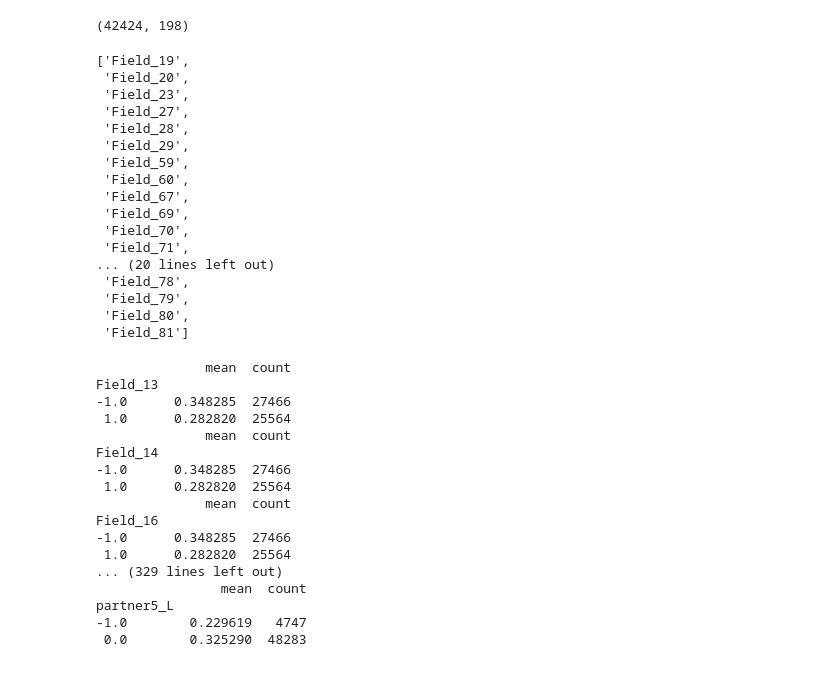
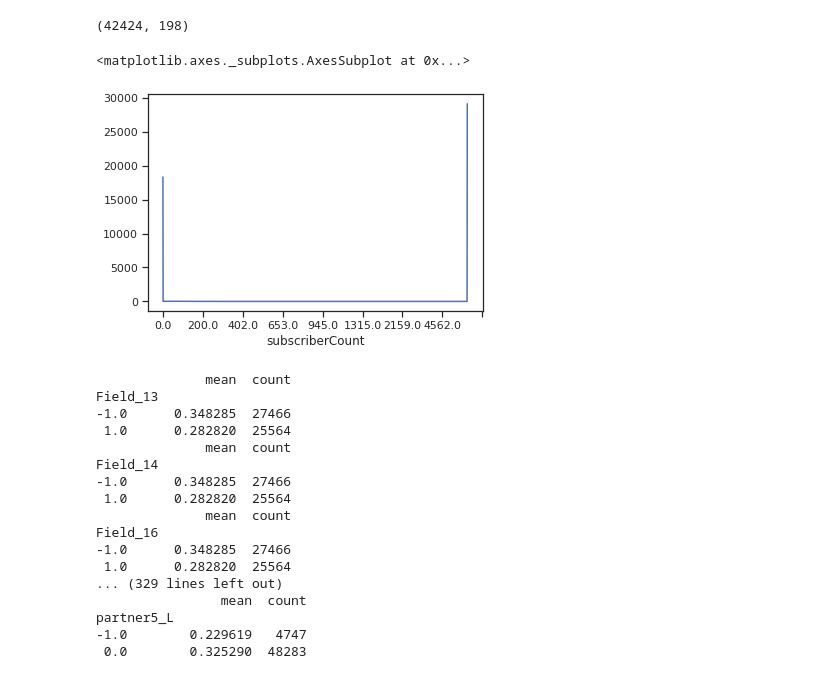
Before and after one commit to quanvu0996/compet, a Jupyter notebook: kalapa_4student_traditional_ML_ordinal_encoder.ipynb, the cells around one changed output. Cells and saved outputs as stored; diff of their text form; code cells hidden in the pictures.

```diff
--- a/kalapa_4student_traditional_ML_ordinal_encoder.ipynb
+++ b/kalapa_4student_traditional_ML_ordinal_encoder.ipynb
@@ -162,0 +161,3 @@ train_data[['homeTownState', 'area', 'population', 'pop_density']].describe()
+# %%
+train_data[[ 'area', 'population', 'pop_density']] = train_data[[ 'area', 'population', 'pop_density']].astype('float64')
+predict_data[[ 'area', 'population', 'pop_density']] = predict_data[[ 'area', 'population', 'pop_density']].astype('float64')
@@ -222,26 +227,11 @@ for i in cols_categorical:
   categories_val.append(list(
       pd.concat([train_data[i], predict_data[i]]).fillna('missing').apply(lambda x: str(x)).drop_duplicates(
   ).sort_values().values) )
-# %%
-cols_fts_num
-# %% [output]
-['Field_19',
- 'Field_20',
- 'Field_23',
- 'Field_27',
- 'Field_28',
- 'Field_29',
- 'Field_59',
- 'Field_60',
- 'Field_67',
- 'Field_69',
- 'Field_70',
- 'Field_71',
-... (20 lines left out)
- 'Field_78',
- 'Field_79',
- 'Field_80',
- 'Field_81']
+# %%
+train_data.fillna('other').groupby(['subscriberCount'])['id'].count().plot()
+# %% [output]
+<matplotlib.axes._subplots.AxesSubplot at 0x...>
+[figure, added]
 # %%
 for i in cols_fts_binary:
   print(train_data.fillna(-1).groupby([i])['label'].agg(['mean', 'count']))
```
Also changed, not shown: parts of 12 cells of this notebook.
